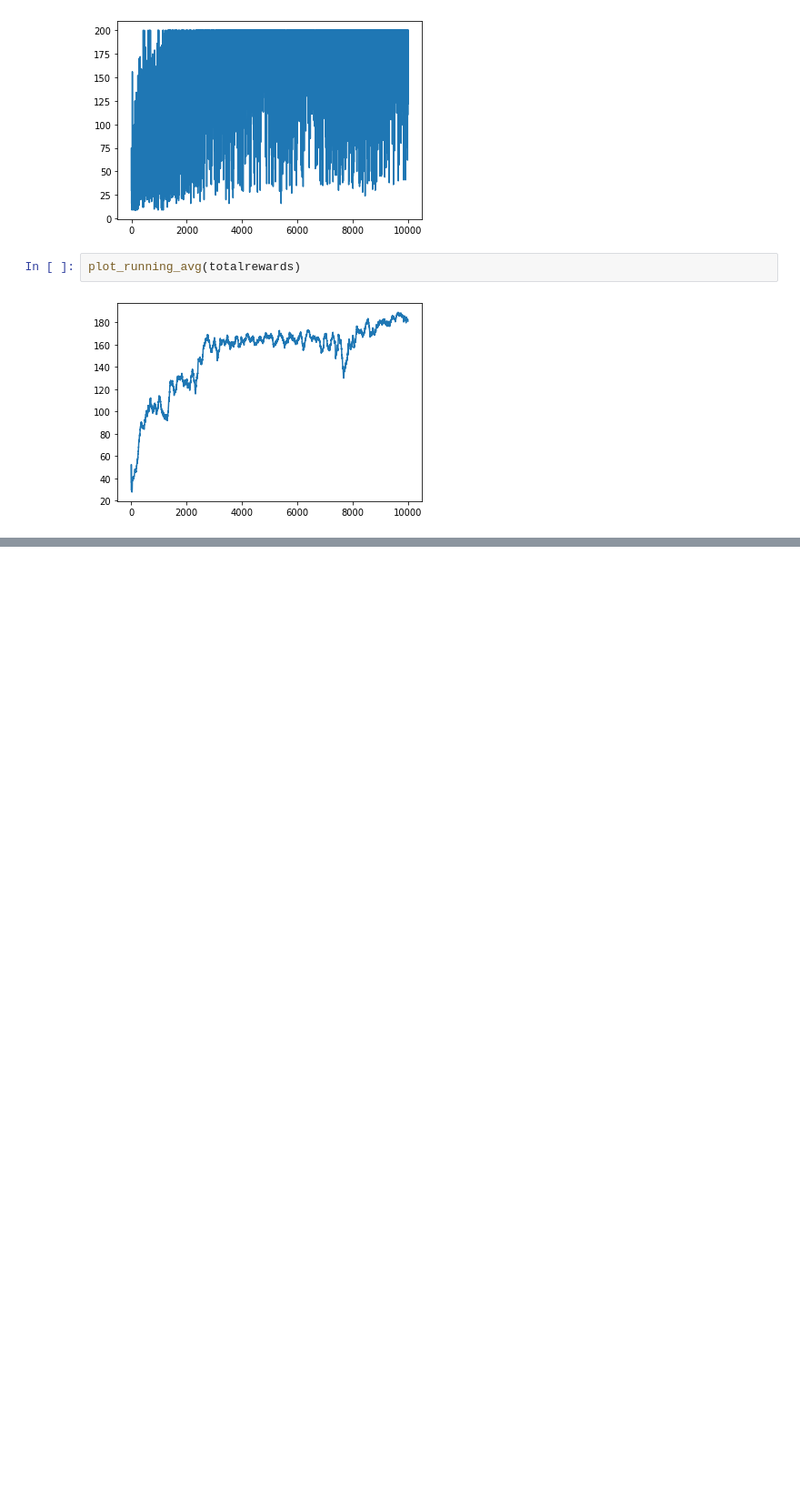
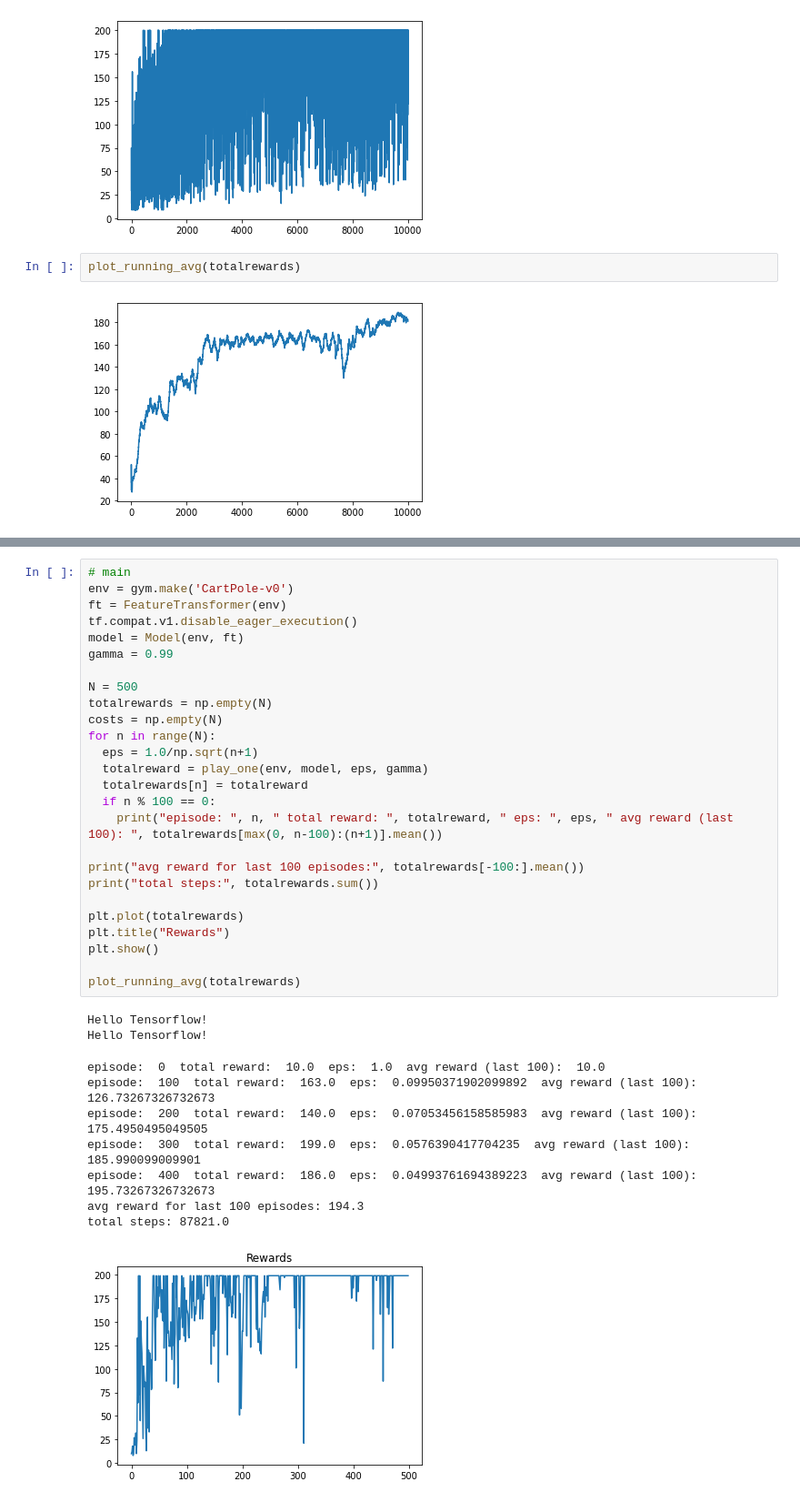
Before and after one commit to Rasputin1127/StarcraftII_Agent_AI, a Jupyter notebook: learning_notebooks/RL_Learning.ipynb, the cells around one changed output, grey strips where cells are left out. Shown: that part at 91% size. Saved outputs shown, nothing was run; the diff lists cells and outputs as text; blank space fills up the shorter version.

```diff
--- a/learning_notebooks/RL_Learning.ipynb
+++ b/learning_notebooks/RL_Learning.ipynb
@@ -321,0 +642,37 @@ plot_running_avg(totalrewards)
+# %%
+# main
+env = gym.make('CartPole-v0')
+ft = FeatureTransformer(env)
+tf.compat.v1.disable_eager_execution()
+model = Model(env, ft)
+gamma = 0.99
+
+N = 500
+totalrewards = np.empty(N)
+costs = np.empty(N)
+for n in range(N):
+  eps = 1.0/np.sqrt(n+1)
+  totalreward = play_one(env, model, eps, gamma)
+  totalrewards[n] = totalreward
+  if n % 100 == 0:
+    print("episode: ", n, " total reward: ", totalreward, " eps: ", eps, " avg reward (last 100): ", totalrewards[max(0, n-100):(n+1)].mean())
+
+print("avg reward for last 100 episodes:", totalrewards[-100:].mean())
+print("total steps:", totalrewards.sum())
+
+plt.plot(totalrewards)
+plt.title("Rewards")
+plt.show()
+
+plot_running_avg(totalrewards)
+# %% [output]
+Hello Tensorflow!
+Hello Tensorflow!
+episode:  0  total reward:  10.0  eps:  1.0  avg reward (last 100):  10.0
+episode:  100  total reward:  163.0  eps:  0.09950371902099892  avg reward (last 100):  126.73267326732673
+episode:  200  total reward:  140.0  eps:  0.07053456158585983  avg reward (last 100):  175.4950495049505
+episode:  300  total reward:  199.0  eps:  0.0576390417704235  avg reward (last 100):  185.990099009901
+episode:  400  total reward:  186.0  eps:  0.04993761694389223  avg reward (last 100):  195.73267326732673
+avg reward for last 100 episodes: 194.3
+total steps: 87821.0
+[figure, added]
```
Also changed, not shown: parts of 23 cells of this notebook.
